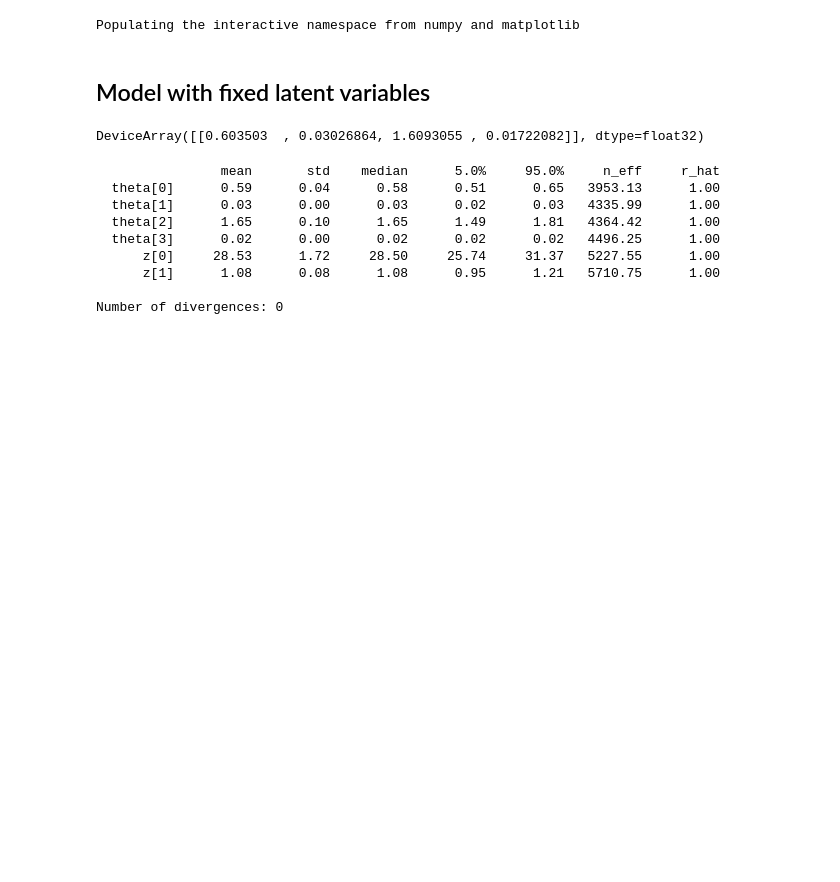
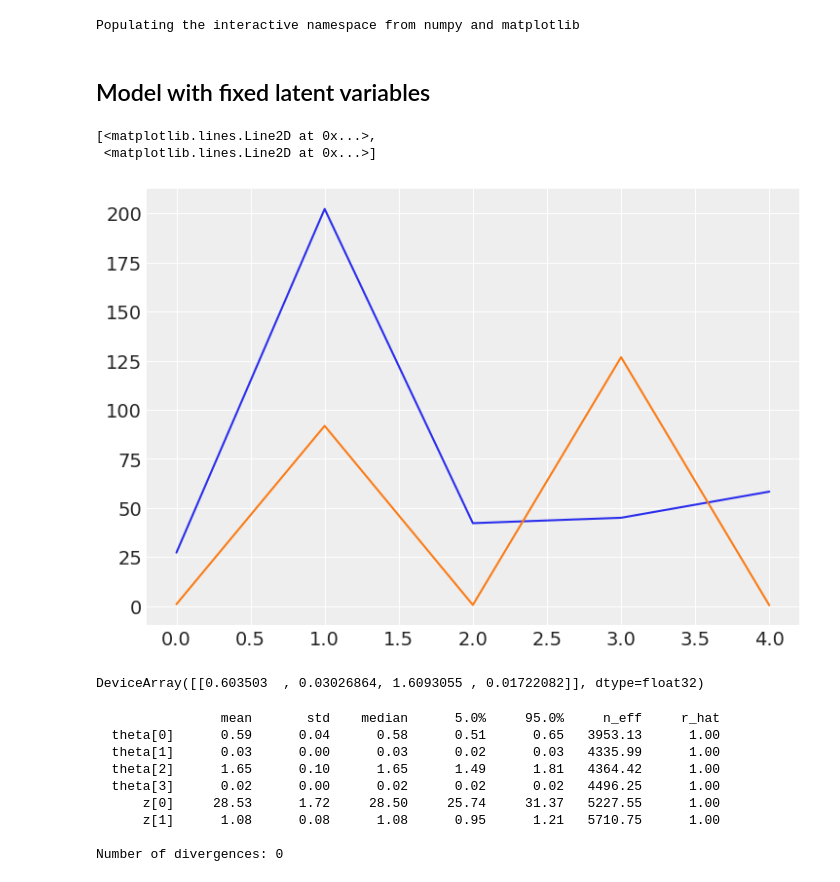
Before and after one commit to Justinezgh/SBI-Diff-Simulator, a Jupyter notebook: notebooks/Our_SBI_method_on_LV.ipynb, the cells around one changed output. Saved outputs shown, nothing was run; the diff lists cells and outputs as text; code cells hidden in the pictures; blank space fills up the shorter version.

```diff
--- a/notebooks/Our_SBI_method_on_LV.ipynb
+++ b/notebooks/Our_SBI_method_on_LV.ipynb
@@ -44,6 +96,12 @@ lvcond = condition(lokta_volterra_10, {'z':jnp.array([30.0, 1.0])})
 observation = samples['y']
 #observation = np.reshape(observation, (-1,10), order='F')
 truth = samples['theta']
+# %%
+plt.plot(observation[0])
+# %% [output]
+[<matplotlib.lines.Line2D at 0x...>,
+ <matplotlib.lines.Line2D at 0x...>]
+[figure, added]
 # %%
 truth
 # %% [output]
```
Also changed, not shown: parts of 16 cells of this notebook.
